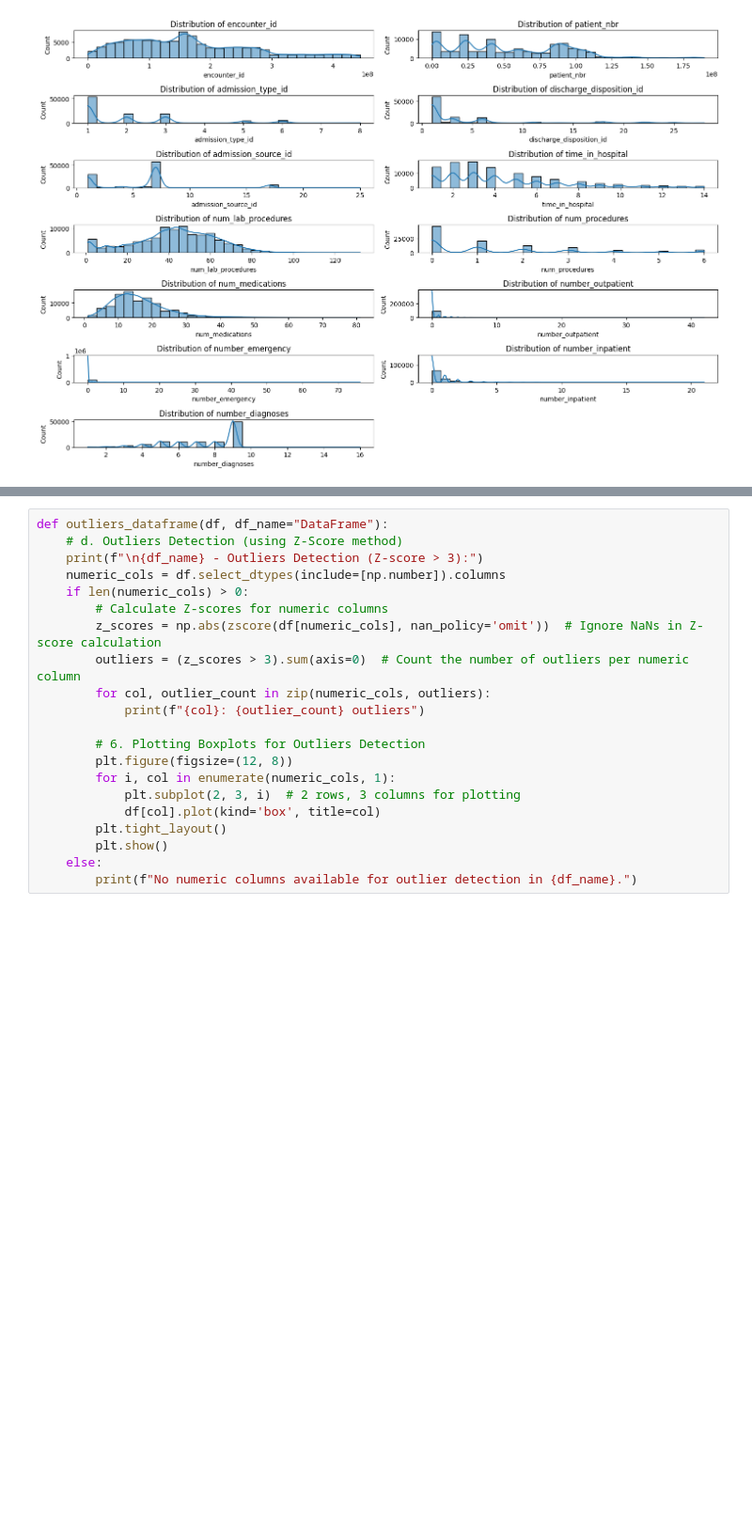
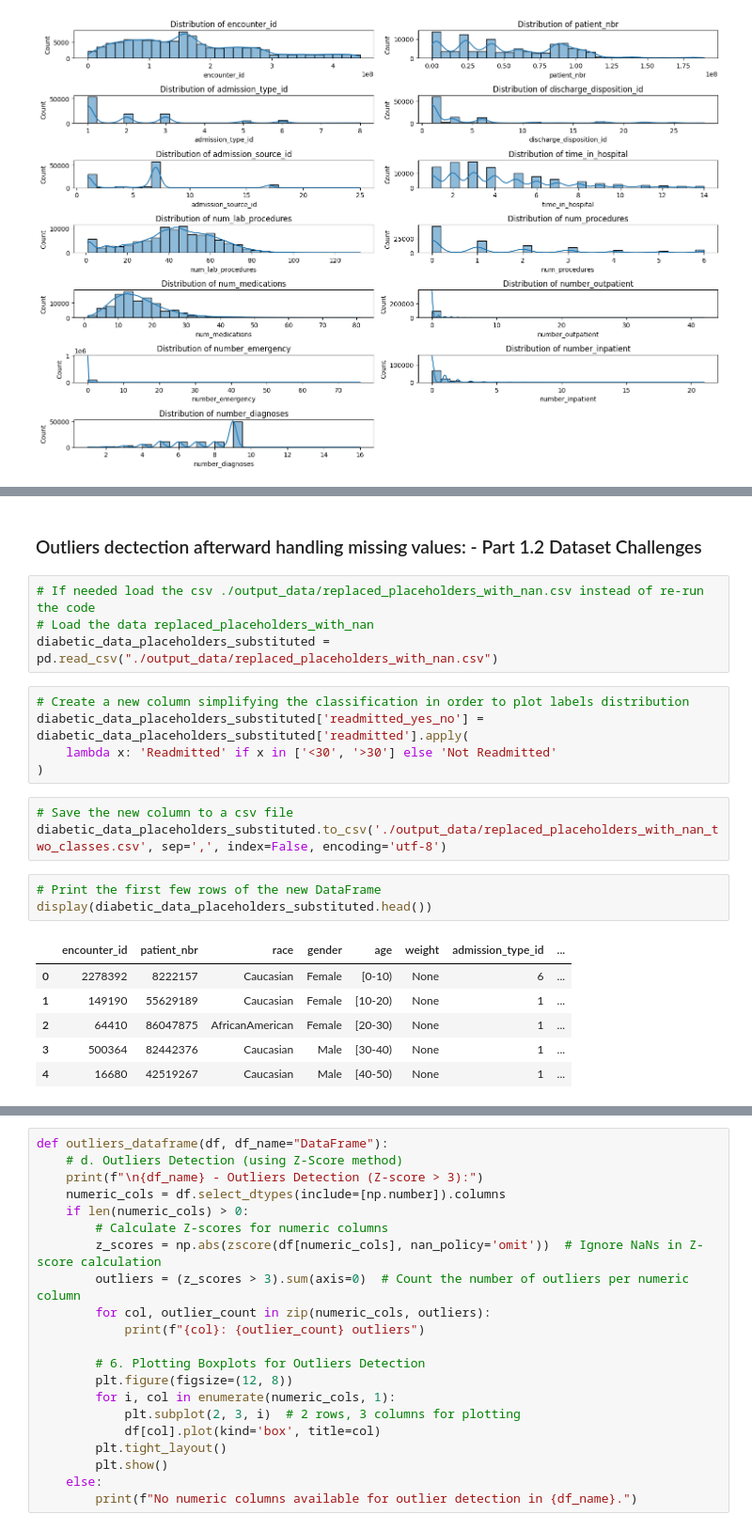
Before and after one commit to iamgiulyUCL/COMP0189Applied-Artificial-IntelligenceUCL, a Jupyter notebook: COMP0189_coursework_1.ipynb, the cells around one changed output, grey strips where cells are left out. Shown at 94% size. Cells and saved outputs as stored; diff of their text form; blank space fills up the shorter version.

Commit message:
Commit 1 - up to division of 3 classes in 2 - yes/no readmission

```diff
--- a/COMP0189_coursework_1.ipynb
+++ b/COMP0189_coursework_1.ipynb
@@ -469 +513,25 @@ plt.show()
+# %% [markdown]
+### Outliers dectection afterward handling missing values: - Part 1.2 Dataset Challenges
+# %%
+# If needed load the csv ./output_data/replaced_placeholders_with_nan.csv instead of re-run the code
+# Load the data replaced_placeholders_with_nan
+diabetic_data_placeholders_substituted = pd.read_csv("./output_data/replaced_placeholders_with_nan.csv")
+# %%
+# Create a new column simplifying the classification in order to plot labels distribution
+diabetic_data_placeholders_substituted['readmitted_yes_no'] = diabetic_data_placeholders_substituted['readmitted'].apply(
+    lambda x: 'Readmitted' if x in ['<30', '>30'] else 'Not Readmitted'
+)
+# %%
+# Save the new column to a csv file
+diabetic_data_placeholders_substituted.to_csv('./output_data/replaced_placeholders_with_nan_two_classes.csv', sep=',', index=False, encoding='utf-8')
+# %%
+# Print the first few rows of the new DataFrame
+display(diabetic_data_placeholders_substituted.head())
+# %% [output]
+|  | encounter_id | patient_nbr | race | gender | age | weight | admission_type_id | ... |
+| 0 | 2278392 | 8222157 | Caucasian | Female | [0-10) | None | 6 | ... |
+| 1 | 149190 | 55629189 | Caucasian | Female | [10-20) | None | 1 | ... |
+| 2 | 64410 | 86047875 | AfricanAmerican | Female | [20-30) | None | 1 | ... |
+| 3 | 500364 | 82442376 | Caucasian | Male | [30-40) | None | 1 | ... |
+| 4 | 16680 | 42519267 | Caucasian | Male | [40-50) | None | 1 | ... |
 # %% [markdown]
```
Also changed, not shown: parts of 5 cells of this notebook.
